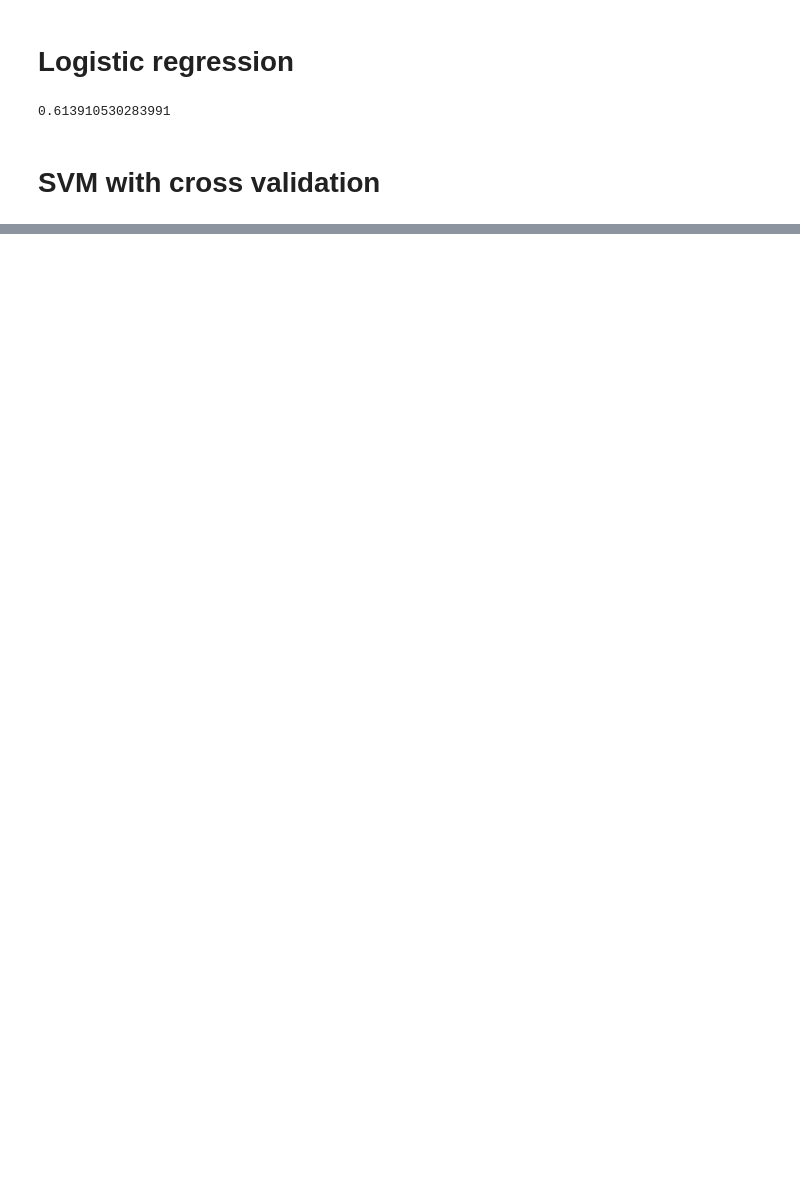
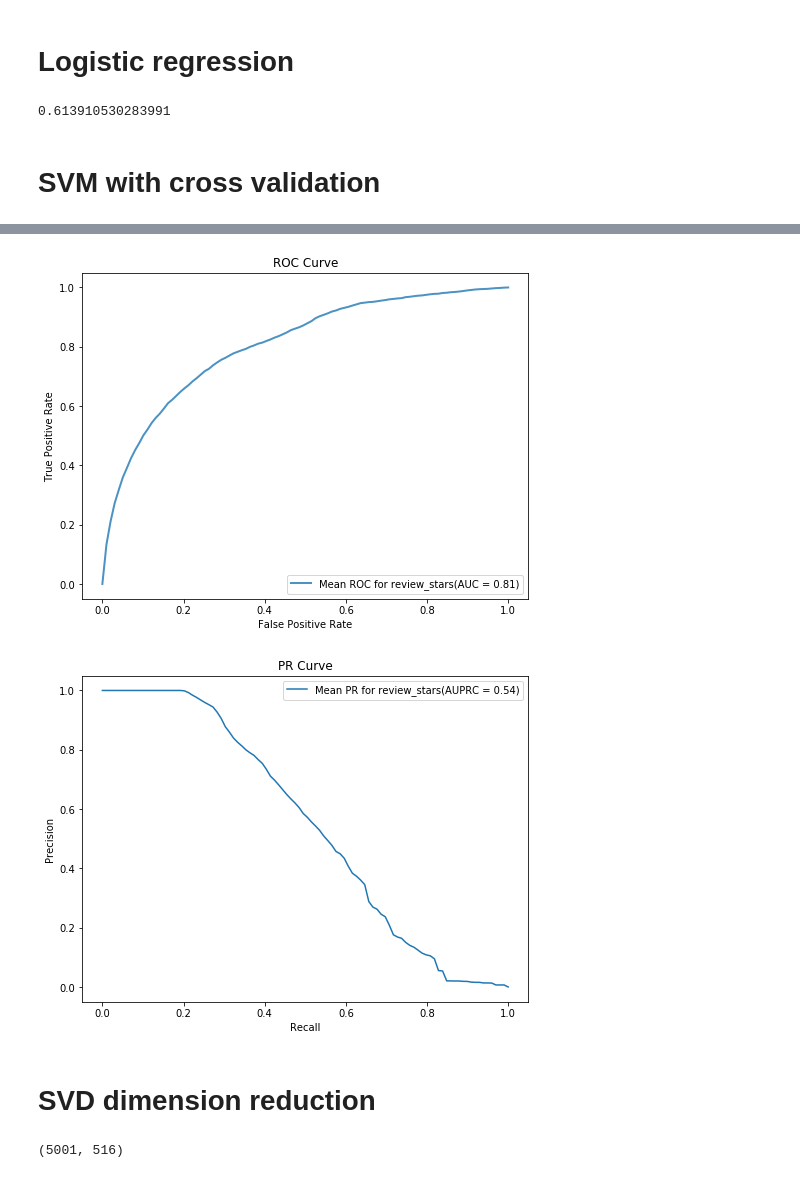
Before and after one commit to Zackkkliu/Yelp_review, a Jupyter notebook: Machine learning.ipynb, the cells around one changed output, grey strips where cells are left out. Drawn from its saved outputs; the diff is of its cells as text; code cells hidden in the pictures; blank space fills up the shorter version.

```diff
--- a/Machine learning.ipynb
+++ b/Machine learning.ipynb
@@ -328,8 +335,8 @@ def svm_with_cv(X, Y, name, choosefeature):
     except:
         pass
 # %%
-Y = df_complete['review_stars']
-X = df_complete.loc[:,'stars':]
+Y = df_complete.loc[:5000,'review_stars']
+X = df_complete.loc[:5000,'stars':]
 X = enc_x.fit_transform(X)
-X
+X.shape
 # %% [output]
@@ -339,0 +352,15 @@ svm_with_cv(X, Y, 'review_stars', True)
+# %%
+# svm without feature selection
+svm_with_cv(X, Y, 'review_stars', False)
+# %% [output]
+[figure, added]
+[figure, added]
+# %% [markdown]
+# SVD dimension reduction
+# %%
+Y = df_complete.loc[:5000,'review_stars']
+X = df_complete.loc[:5000,'stars':]
+X = enc_x.fit_transform(X)
+X.shape
+# %% [output]
+(5001, 516)
```
Also changed, not shown: parts of 16 cells of this notebook.
